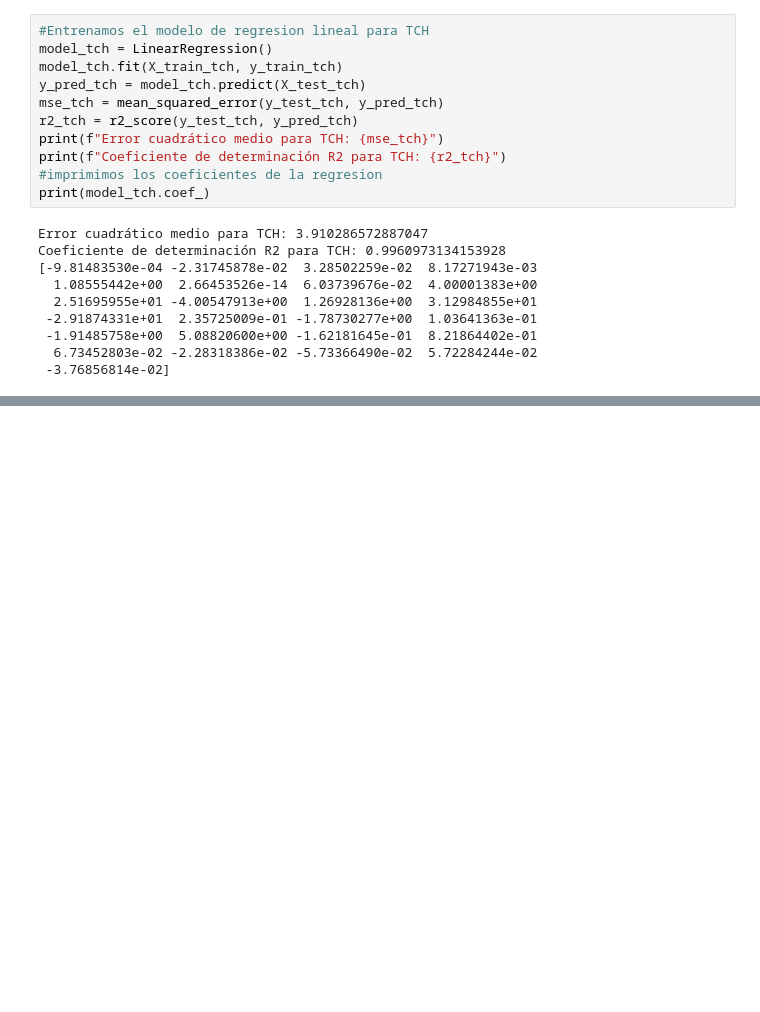
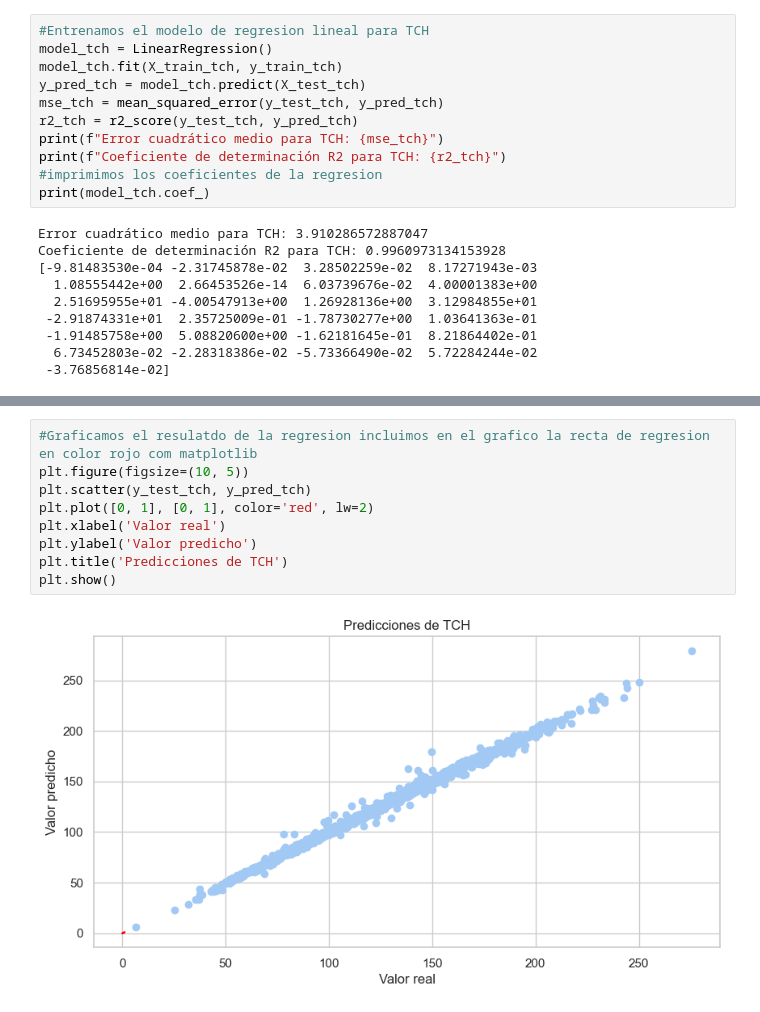
Before and after one commit to rchicangana/AprendizajeAutomaticoI, a Jupyter notebook: Parte1Regresion.ipynb, the cells around one changed output, grey strips where cells are left out. Drawn from its saved outputs; the diff is of its cells as text; blank space fills up the shorter version.

Commit message:
Se adicionan modelos de regresion lineal y validacion

```diff
--- a/Parte1Regresion.ipynb
+++ b/Parte1Regresion.ipynb
@@ -655,0 +681,11 @@ Coeficiente de determinación R2 para TCH: 0.9960973134153928
+# %%
+#Graficamos el resulatdo de la regresion incluimos en el grafico la recta de regresion en color rojo com matplotlib
+plt.figure(figsize=(10, 5))
+plt.scatter(y_test_tch, y_pred_tch)
+plt.plot([0, 1], [0, 1], color='red', lw=2)
+plt.xlabel('Valor real')
+plt.ylabel('Valor predicho')
+plt.title('Predicciones de TCH')
+plt.show()
+# %% [output]
+[figure, added]
```
Also changed, not shown: parts of 2 cells of this notebook.
